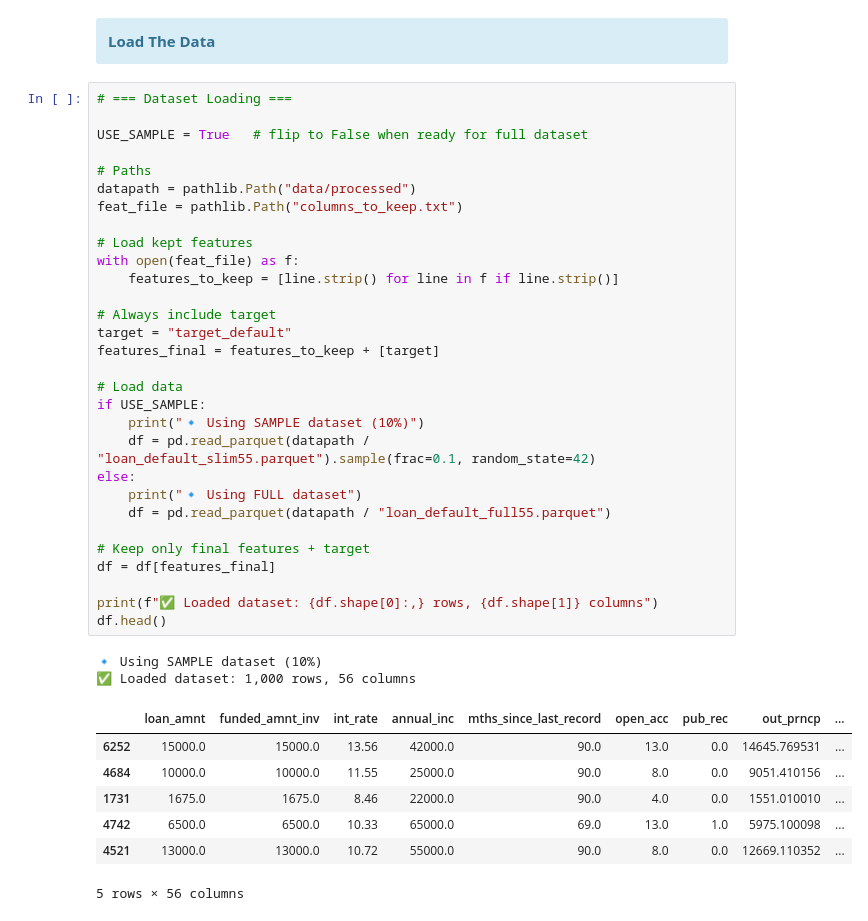
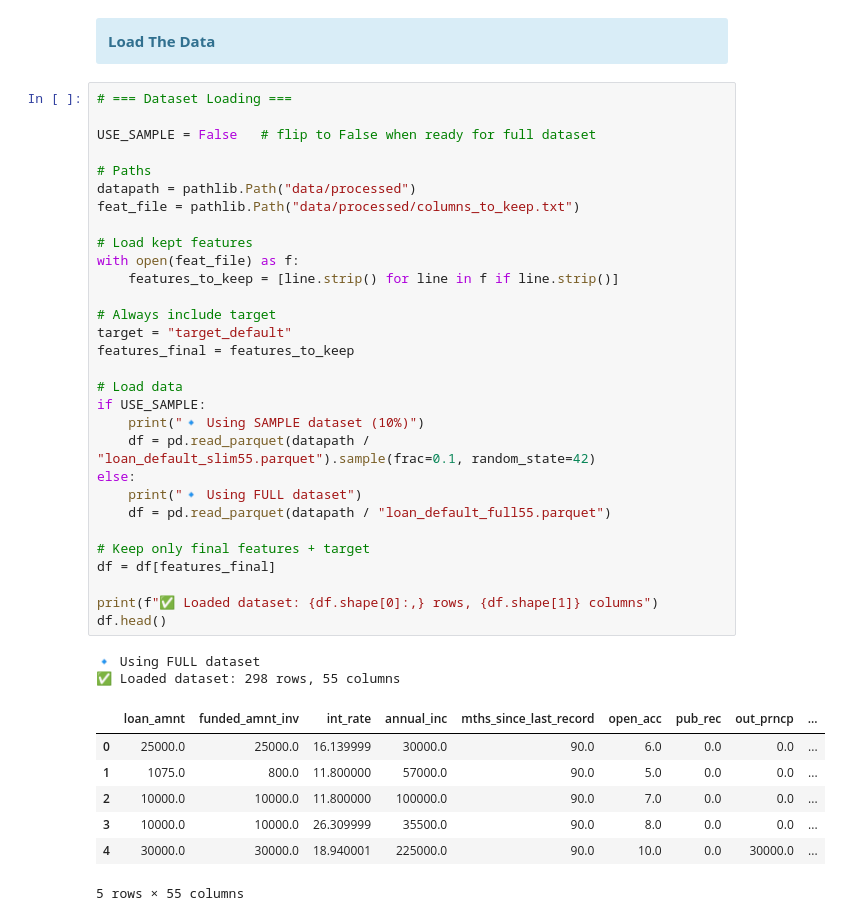
Before and after one commit to BTExpress1/loan-default-probability, a Jupyter notebook: 02_preprocess_training.ipynb, the cells around one changed output. Drawn from its saved outputs; the diff is of its cells as text.

```diff
--- a/02_preprocess_training.ipynb
+++ b/02_preprocess_training.ipynb
@@ -60,40 +65,40 @@ plt.style.use("seaborn-v0_8-whitegrid")
 # %%
 # === Dataset Loading ===
 
-USE_SAMPLE = True   # flip to False when ready for full dataset
+USE_SAMPLE = False   # flip to False when ready for full dataset
 
 # Paths
 datapath = pathlib.Path("data/processed")
-feat_file = pathlib.Path("columns_to_keep.txt")
+feat_file = pathlib.Path("data/processed/columns_to_keep.txt")
 
 # Load kept features
 with open(feat_file) as f:
     features_to_keep = [line.strip() for line in f if line.strip()]
 
 # Always include target
 target = "target_default"
-features_final = features_to_keep + [target]
+features_final = features_to_keep
 
 # Load data
 if USE_SAMPLE:
     print("🔹 Using SAMPLE dataset (10%)")
     df = pd.read_parquet(datapath / "loan_default_slim55.parquet").sample(frac=0.1, random_state=42)
 else:
     print("🔹 Using FULL dataset")
     df = pd.read_parquet(datapath / "loan_default_full55.parquet")
 
 # Keep only final features + target
 df = df[features_final]
 
 print(f"✅ Loaded dataset: {df.shape[0]:,} rows, {df.shape[1]} columns")
 df.head()
 # %% [output]
-🔹 Using SAMPLE dataset (10%)
-✅ Loaded dataset: 1,000 rows, 56 columns
+🔹 Using FULL dataset
+✅ Loaded dataset: 298 rows, 55 columns
 |  | loan_amnt | funded_amnt_inv | int_rate | annual_inc | mths_since_last_record | open_acc | pub_rec | out_prncp | ... |
-| 6252 | 15000.0 | 15000.0 | 13.56 | 42000.0 | 90.0 | 13.0 | 0.0 | 14645.769531 | ... |
-| 4684 | 10000.0 | 10000.0 | 11.55 | 25000.0 | 90.0 | 8.0 | 0.0 | 9051.410156 | ... |
-| 1731 | 1675.0 | 1675.0 | 8.46 | 22000.0 | 90.0 | 4.0 | 0.0 | 1551.010010 | ... |
-| 4742 | 6500.0 | 6500.0 | 10.33 | 65000.0 | 69.0 | 13.0 | 1.0 | 5975.100098 | ... |
-| 4521 | 13000.0 | 13000.0 | 10.72 | 55000.0 | 90.0 | 8.0 | 0.0 | 12669.110352 | ... |
+| 0 | 25000.0 | 25000.0 | 16.139999 | 30000.0 | 90.0 | 6.0 | 0.0 | 0.0 | ... |
+| 1 | 1075.0 | 800.0 | 11.800000 | 57000.0 | 90.0 | 5.0 | 0.0 | 0.0 | ... |
+| 2 | 10000.0 | 10000.0 | 11.800000 | 100000.0 | 90.0 | 7.0 | 0.0 | 0.0 | ... |
+| 3 | 10000.0 | 10000.0 | 26.309999 | 35500.0 | 90.0 | 8.0 | 0.0 | 0.0 | ... |
+| 4 | 30000.0 | 30000.0 | 18.940001 | 225000.0 | 90.0 | 10.0 | 0.0 | 30000.0 | ... |
-5 rows × 56 columns
+5 rows × 55 columns
```
Also changed, not shown: parts of 10 cells of this notebook, 2 other files.
